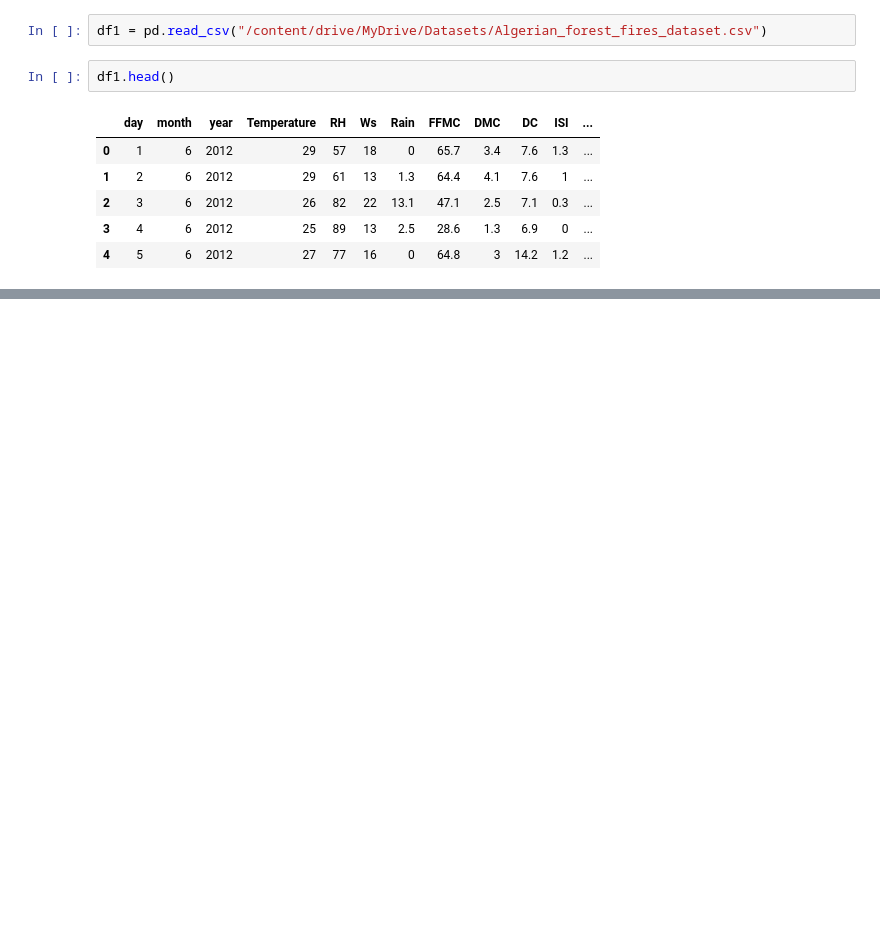
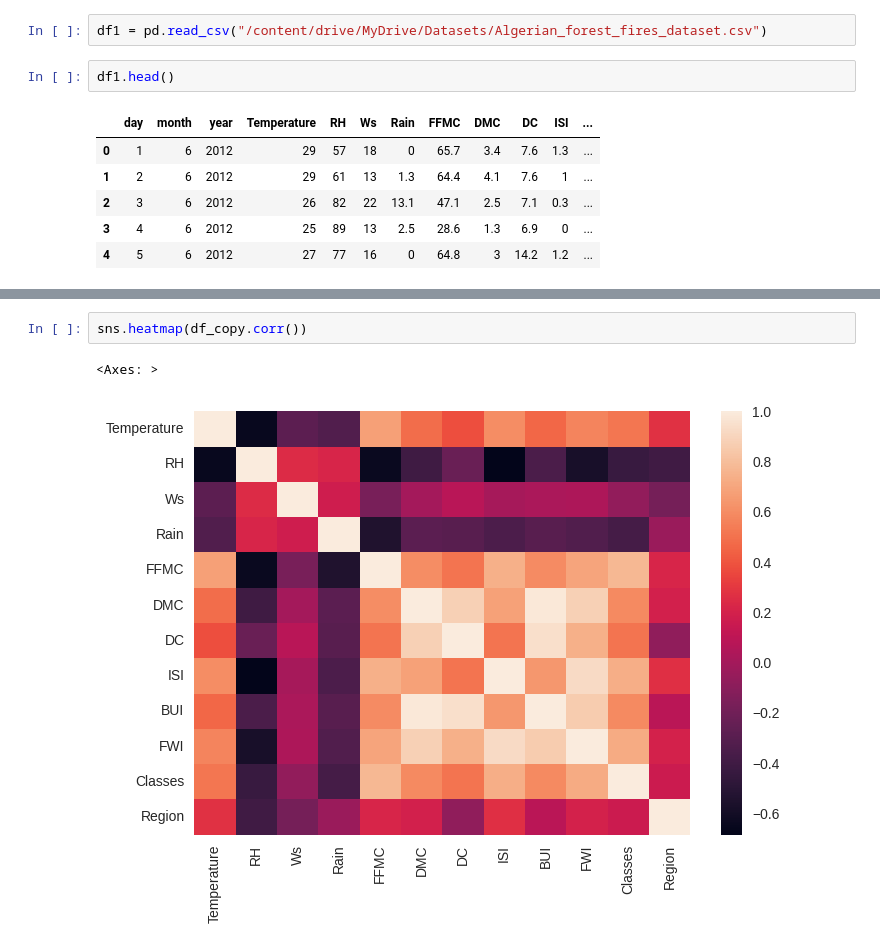
Before and after one commit to GOLISHYAMP/Colab_Notebooks, a Jupyter notebook: Data_Analysis.ipynb, the cells around one changed output, grey strips where cells are left out. Drawn from its saved outputs; the diff is of its cells as text; blank space fills up the shorter version.

```diff
--- a/Data_Analysis.ipynb
+++ b/Data_Analysis.ipynb
@@ -39,0 +292,5 @@ df1.head()
+# %%
+sns.heatmap(df_copy.corr())
+# %% [output]
+<Axes: >
+[figure, added]
```
Also changed, not shown: parts of 43 cells of this notebook.
